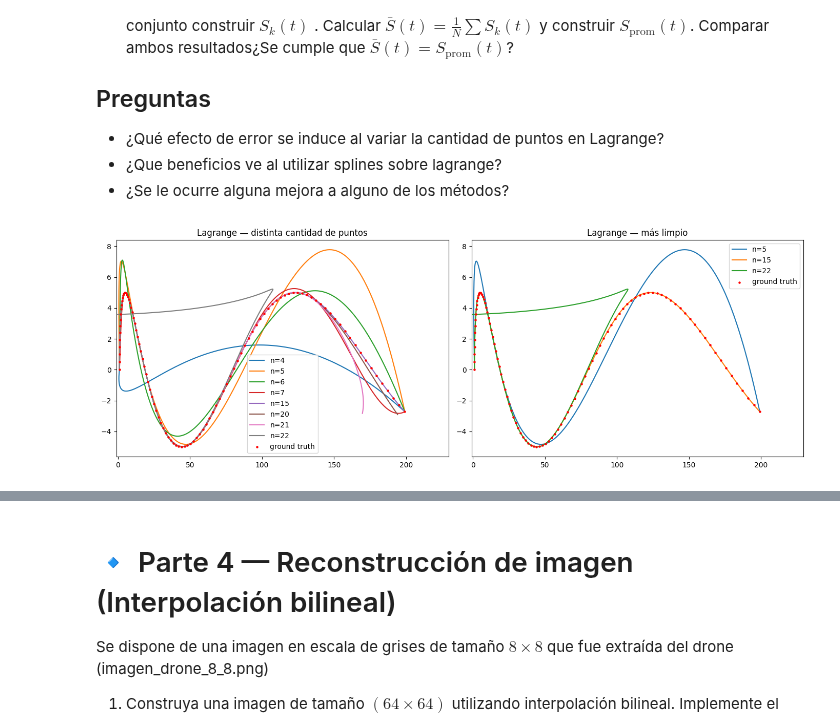
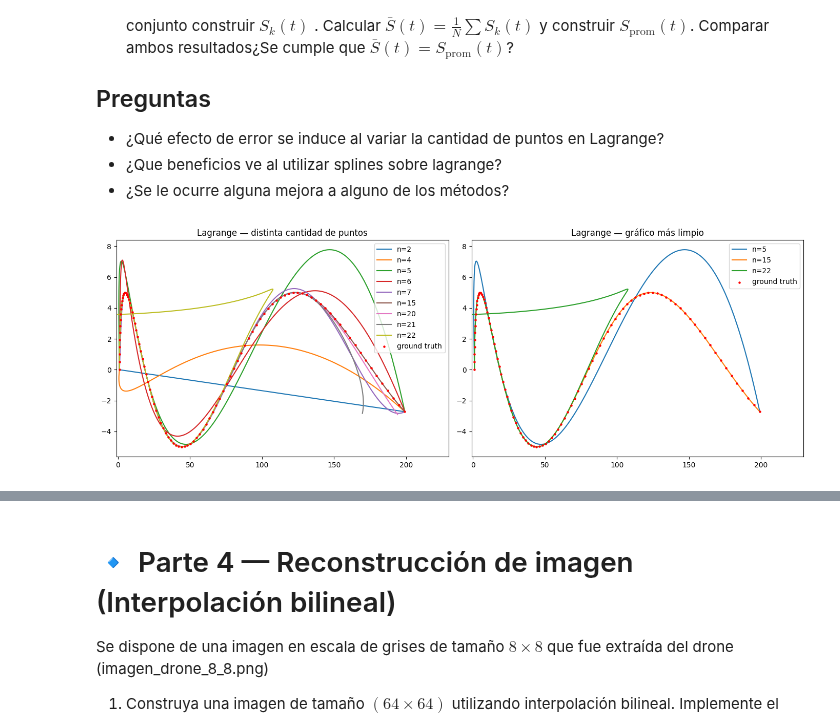
Before and after one commit to FedeMoroni/Tp-Metodos-1, a Jupyter notebook: TP1_metodos.ipynb, the cells around one changed output, grey strips where cells are left out. Drawn from its saved outputs; the diff is of its cells as text; code cells hidden in the pictures.

```diff
--- a/TP1_metodos.ipynb
+++ b/TP1_metodos.ipynb
@@ -675,36 +675,36 @@ df = pd.read_csv("trayectoria_ground_truth.csv")
 t = df["t"].values
 x = df["x"].values
 y = df["y"].values
 
 def plot_lagrange(ax, ns):
     for n in ns:
         indices = np.linspace(0, len(t)-1, n, dtype=int)
         t_sub, x_sub, y_sub = t[indices], x[indices], y[indices]
 
         t_fine = np.linspace(t_sub.min(), t_sub.max(), 500)
         x_interp = lagrange(t_sub, x_sub)(t_fine)
         y_interp = lagrange(t_sub, y_sub)(t_fine)
 
         ax.plot(x_interp, y_interp, label=f"n={n}")
 
     ax.scatter(x, y, color="red", s=5, zorder=5, label="ground truth")
     ax.set_xlim(xmin=-1)
     ax.legend()
     if len(ns) <= 4:
-        ax.set_title("Lagrange — más limpio")
+        ax.set_title("Lagrange — gráfico más limpio")
     else:
         ax.set_title("Lagrange — distinta cantidad de puntos")
 
 fig, (ax1, ax2) = plt.subplots(1, 2, figsize=(14, 5))
 
 # generamos una lista de grados para los cuales queremos ver el comportamiento de la interpolación. Estos son los números que nos parecieron más significativos como para mostrar cierto cambio de comportamiento de la curva.
-plot_lagrange(ax1, [4, 5, 6, 7, 15, 20, 21, 22])
+plot_lagrange(ax1, [2, 4, 5, 6, 7, 15, 20, 21, 22])
 plot_lagrange(ax2, [5, 15, 22]) # <- para un gráfico más limpio
 
 plt.tight_layout()
 plt.show()
 # %% [output]
-[figure, old version]
+[figure, new version]
 # %% [markdown]
 ## Lagrange
 
```
Also changed, not shown: parts of 3 cells of this notebook.
